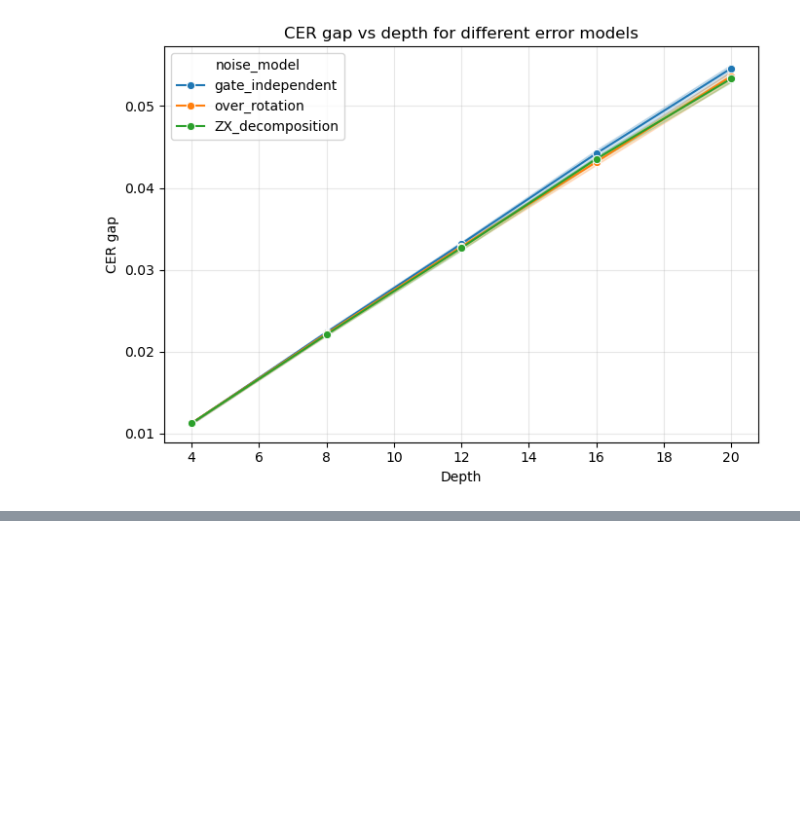
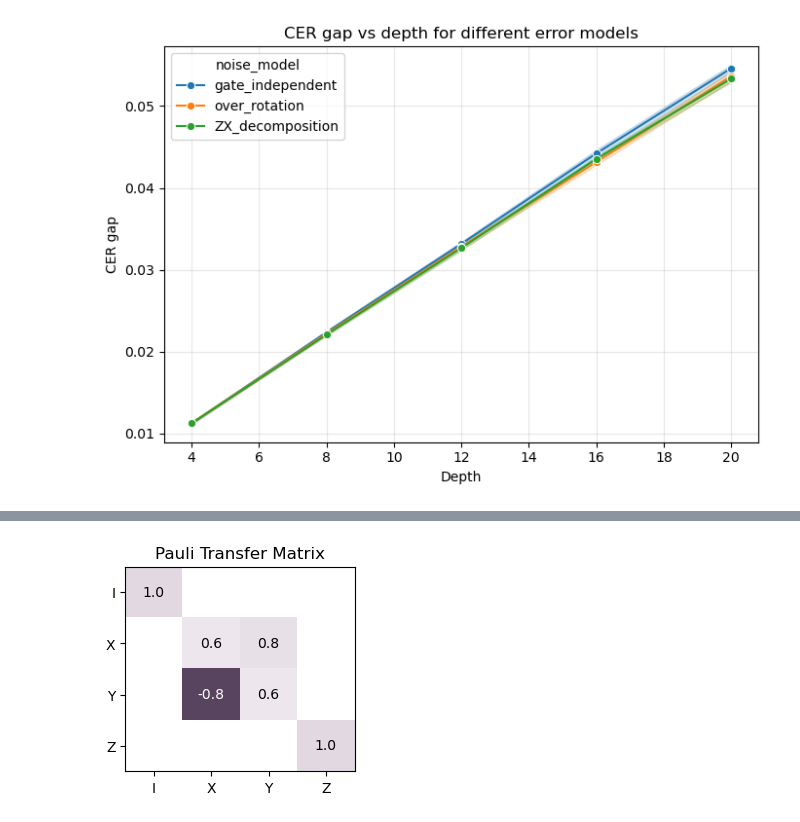
Before and after one commit to DaneshMorales/trueQ, a Jupyter notebook: effective-dressed-cycles/CER_gap.ipynb, the cells around one changed output, grey strips where cells are left out. Cells and saved outputs as stored; diff of their text form; code cells hidden in the pictures; blank space fills up the shorter version.

```diff
--- a/effective-dressed-cycles/CER_gap.ipynb
+++ b/effective-dressed-cycles/CER_gap.ipynb
@@ -480,3 +479,7 @@ plt.tight_layout()
 plt.show()
 # %% [output]
 [figure]
+# %%
+def PTM(gate: tq.Gate, sim = tq.Simulator()):
+    ptm = tqm.Superop.from_rowstack(sim.operator(circuit=tq.Circuit({0: gate})).upgrade().mat()).ptm
+    return ptm
@@ -482,0 +505,8 @@ plt.show()
+# %%
+for easy in easy_gates:
+    lst = []
+    lst.append(PTM(easy)@ PTM(Gate.t, sim_gate_dep[4][0])@ np.conj(PTM(easy)).T)
+# %%
+tqm.Superop.from_ptm(np.mean(lst, axis=0)).plot_ptm()
+# %% [output]
+[figure, added]
```
Also changed, not shown: parts of 4 cells of this notebook, 2 other files.
